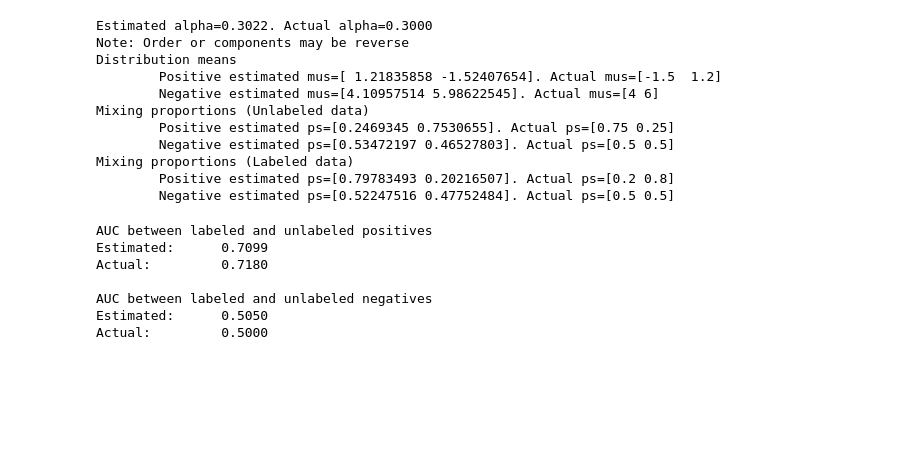
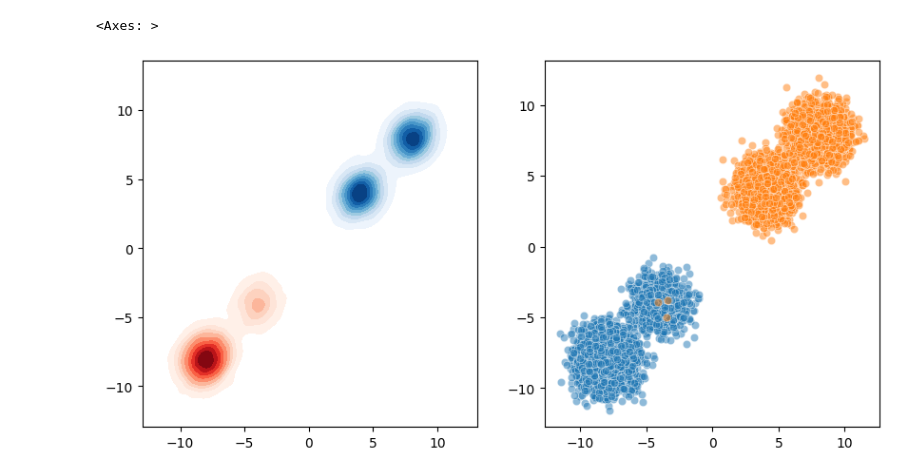
Before and after one commit to claradepaolis/bi-est-python, a Jupyter notebook: demo.ipynb, the cells around one changed output. Saved outputs shown, nothing was run; the diff lists cells and outputs as text; code cells hidden in the pictures; blank space fills up the shorter version.

```diff
--- a/demo.ipynb
+++ b/demo.ipynb
@@ -91,47 +11,0 @@ sns.lineplot(x=xs, y=neg_estimated.points_pdf(xs), linewidth=2, label='Negative
-# %%
-
-
-
-print(f'Estimated alpha={alphas:.4f}. Actual alpha={unlabeled.alpha:.4f}')
-
-print('Note: Order or components may be reverse')
-print('Distribution means')
-print(f'\tPositive estimated mus={np.array2string(mu[0,0])}. Actual mus={np.array2string(pos.mu.T[0], precision=4)}')
-
-print(f'\tNegative estimated mus={np.array2string(mu[1,0])}. Actual mus={np.array2string(neg.mu.T[0], precision=4)}')
-
-print('Mixing proportions (Unlabeled data)')
-print(f'\tPositive estimated ps={np.array2string(w[0])}. Actual ps={np.array2string(pos.ps, precision=4)}')
-print(f'\tNegative estimated ps={np.array2string(w[1])}. Actual ps={np.array2string(neg.ps, precision=4)}')
-
-print('Mixing proportions (Labeled data)')
-print(f'\tPositive estimated ps={np.array2string(w_l[0])}. Actual ps={np.array2string(pos_bias.ps, precision=4)}')
-print(f'\tNegative estimated ps={np.array2string(w_l[1])}. Actual ps={np.array2string(neg_bias.ps, precision=4)}')
-# %% [output]
-Estimated alpha=0.3022. Actual alpha=0.3000
-Note: Order or components may be reverse
-Distribution means
-        Positive estimated mus=[ 1.21835858 -1.52407654]. Actual mus=[-1.5  1.2]
-        Negative estimated mus=[4.10957514 5.98622545]. Actual mus=[4 6]
-Mixing proportions (Unlabeled data)
-        Positive estimated ps=[0.2469345 0.7530655]. Actual ps=[0.75 0.25]
-        Negative estimated ps=[0.53472197 0.46527803]. Actual ps=[0.5 0.5]
-Mixing proportions (Labeled data)
-        Positive estimated ps=[0.79783493 0.20216507]. Actual ps=[0.2 0.8]
-        Negative estimated ps=[0.52247516 0.47752484]. Actual ps=[0.5 0.5]
-# %%
-print('AUC between labeled and unlabeled positives')
-print(f'Estimated:\t{mixtureUtils.auc(pos_estimated, pos_bias_estimated):.4f}')
-print(f'Actual:\t\t{mixtureUtils.auc(pos, pos_bias):.4f}')
-print('')
-print('AUC between labeled and unlabeled negatives')
-print(f'Estimated:\t{mixtureUtils.auc(neg_estimated, neg_bias_estimated):.4f}')
-print(f'Actual:\t\t{mixtureUtils.auc(neg, neg_bias):.4f}')
-# %% [output]
-AUC between labeled and unlabeled positives
-Estimated:      0.7099
-Actual:         0.7180
-
-AUC between labeled and unlabeled negatives
-Estimated:      0.5050
-Actual:         0.5000
@@ -137,0 +54,9 @@ Actual:         0.5000
+# %%
+fig,ax = plt.subplots(1,2,figsize=(10,5))
+sns.kdeplot(x=noisy_labeled_pos[:,0], y=noisy_labeled_pos[:,1], cmap="Reds", fill=True, ax=ax[0])
+sns.scatterplot(x=noisy_labeled_pos[:,0], y=noisy_labeled_pos[:,1], cmap="Reds", ax=ax[1],alpha=.5)
+sns.kdeplot(x=noisy_labeled_neg[:,0], y=noisy_labeled_neg[:,1], cmap="Blues", fill=True, ax=ax[0])
+sns.scatterplot(x=noisy_labeled_neg[:,0], y=noisy_labeled_neg[:,1], cmap="Blues", ax=ax[1],alpha=.5)
+# %% [output]
+<Axes: >
+[figure, added]
```
Also changed, not shown: parts of 9 cells of this notebook, 11 other files.
